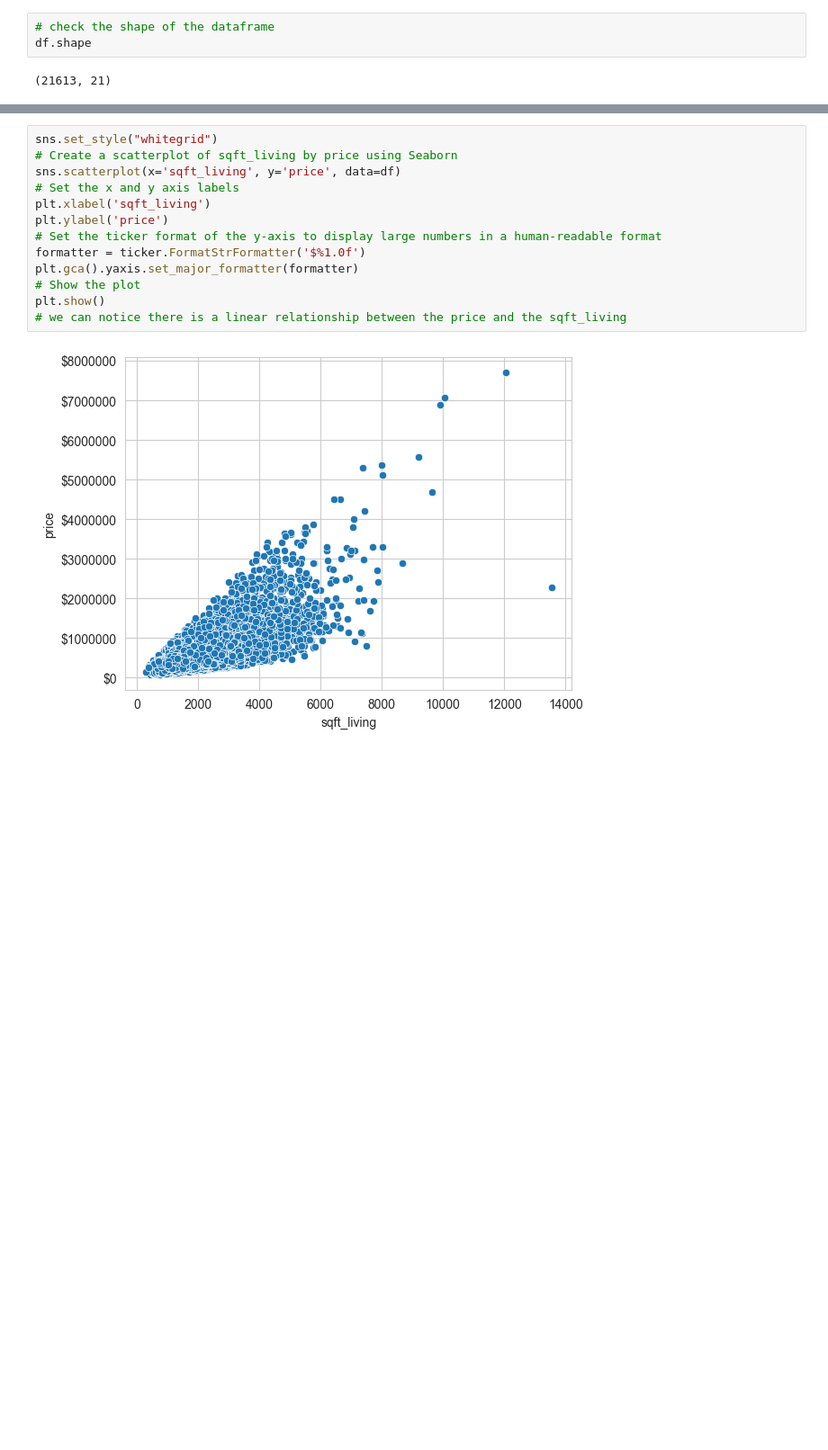
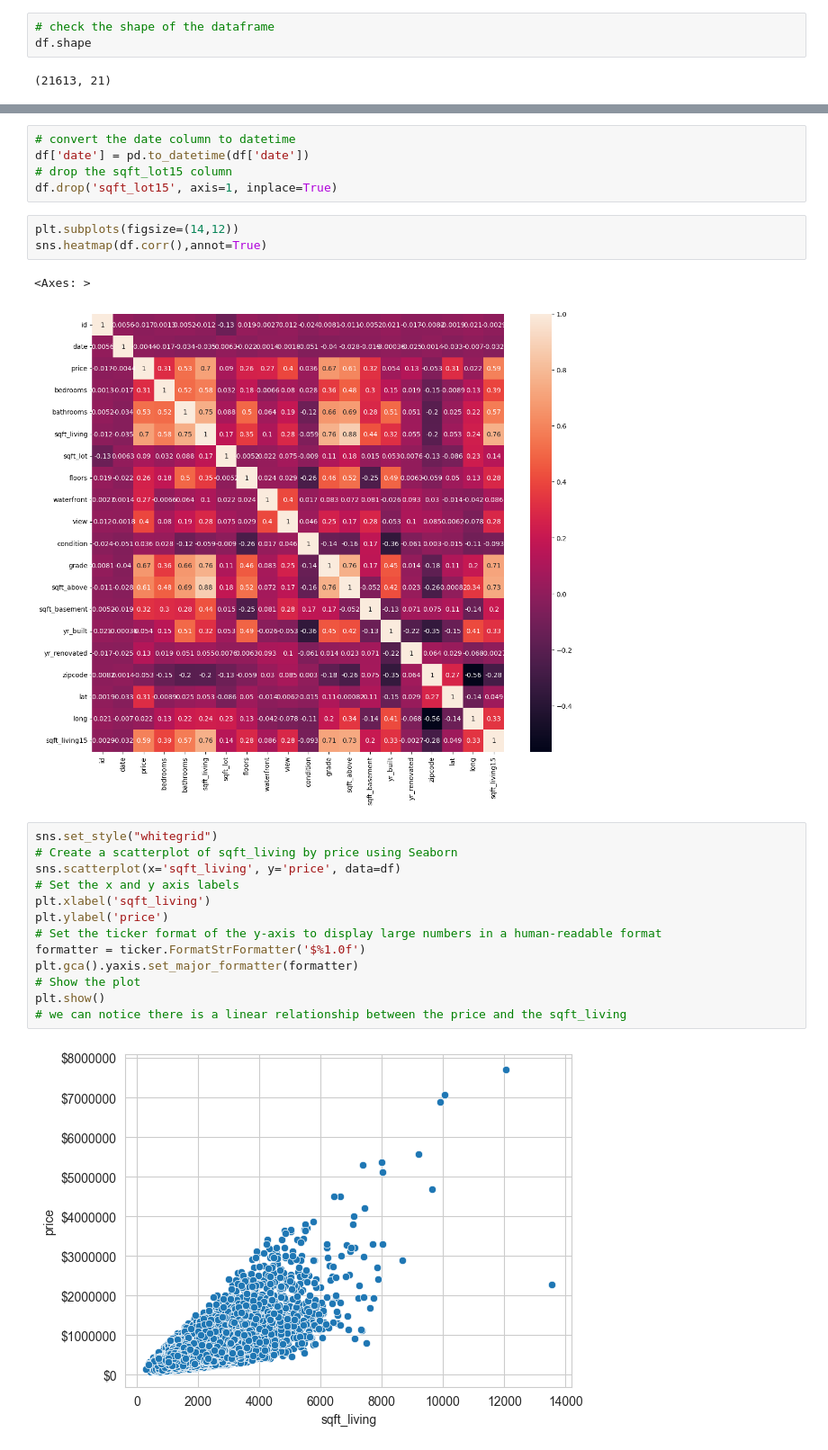
Before and after one commit to mmedoues/data, a Jupyter notebook: checkpoints/houses/houses.ipynb, the cells around one changed output, grey strips where cells are left out. Shown at 90% size. Drawn from its saved outputs; the diff is of its cells as text; blank space fills up the shorter version.

```diff
--- a/checkpoints/houses/houses.ipynb
+++ b/checkpoints/houses/houses.ipynb
@@ -71,3 +55,14 @@ df.describe()
+# %%
+# convert the date column to datetime
+df['date'] = pd.to_datetime(df['date'])
+# drop the sqft_lot15 column
+df.drop('sqft_lot15', axis=1, inplace=True)
+# %%
+plt.subplots(figsize=(14,12))
+sns.heatmap(df.corr(),annot=True)
+# %% [output]
+<Axes: >
+[figure, added]
 # %%
 sns.set_style("whitegrid")
 # Create a scatterplot of sqft_living by price using Seaborn
```
Also changed, not shown: parts of 22 cells of this notebook.
